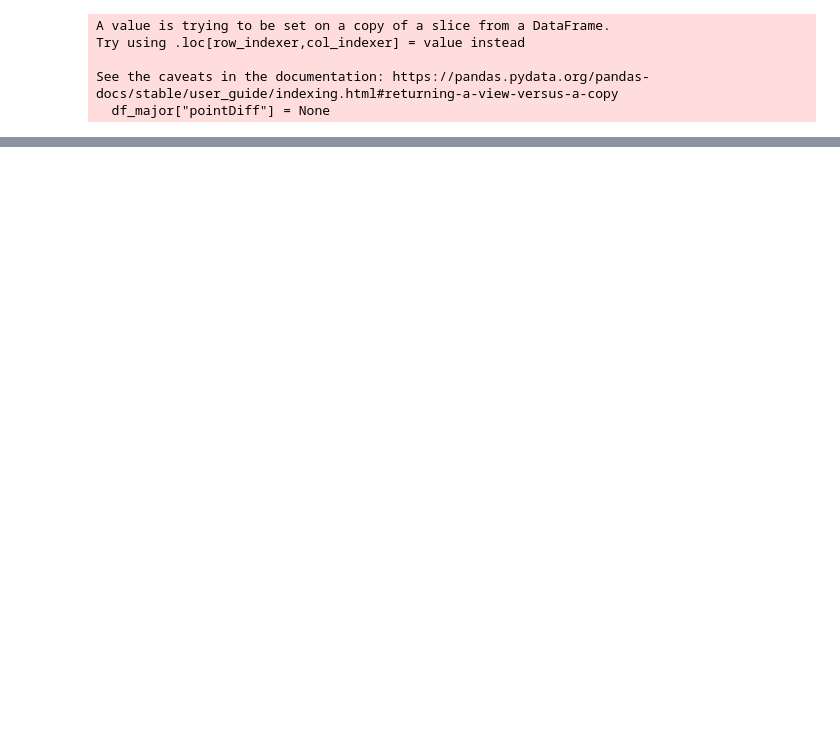
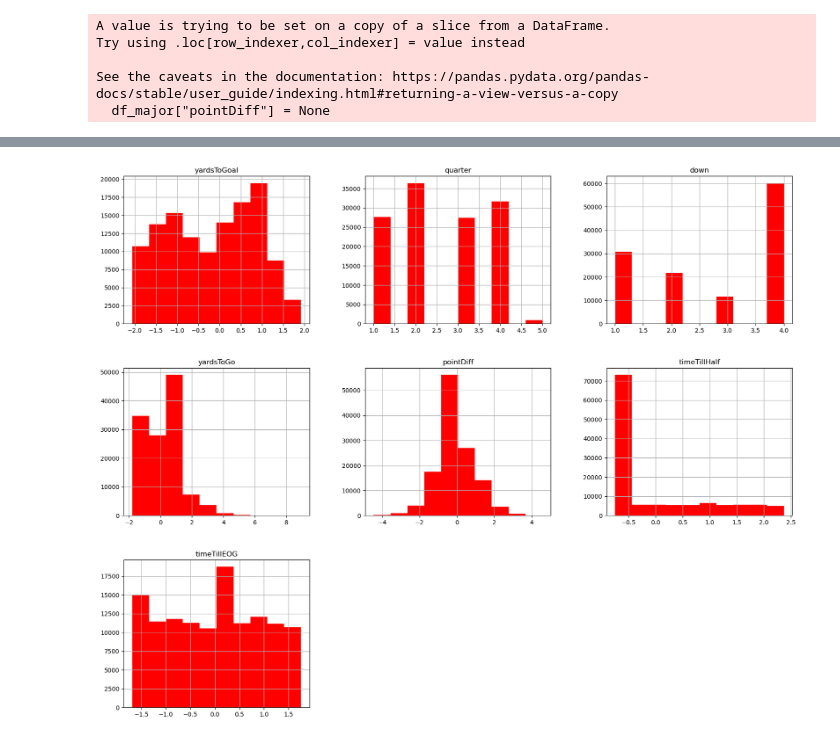
Before and after one commit to chazmorton/NFL-Play-Type-Prediction, a Jupyter notebook: Overall Dataframe.ipynb, the cells around one changed output, grey strips where cells are left out. Drawn from its saved outputs; the diff is of its cells as text; code cells hidden in the pictures; blank space fills up the shorter version.

```diff
--- a/Overall Dataframe.ipynb
+++ b/Overall Dataframe.ipynb
@@ -906,0 +891,16 @@ Accuracy: 0.7838812119131405
+# %%
+# To fix, we can oversample
+
+# Oversampling:
+
+from imblearn.over_sampling import RandomOverSampler
+
+ros = RandomOverSampler(sampling_strategy='auto')
+
+X_resampled, y_resampled = ros.fit_resample(X, y)
+# %%
+X_resampled.hist(figsize=(20, 16), color='r')
+
+plt.show()
+# %% [output]
+[figure, added]
```
Also changed, not shown: parts of 92 cells of this notebook.
